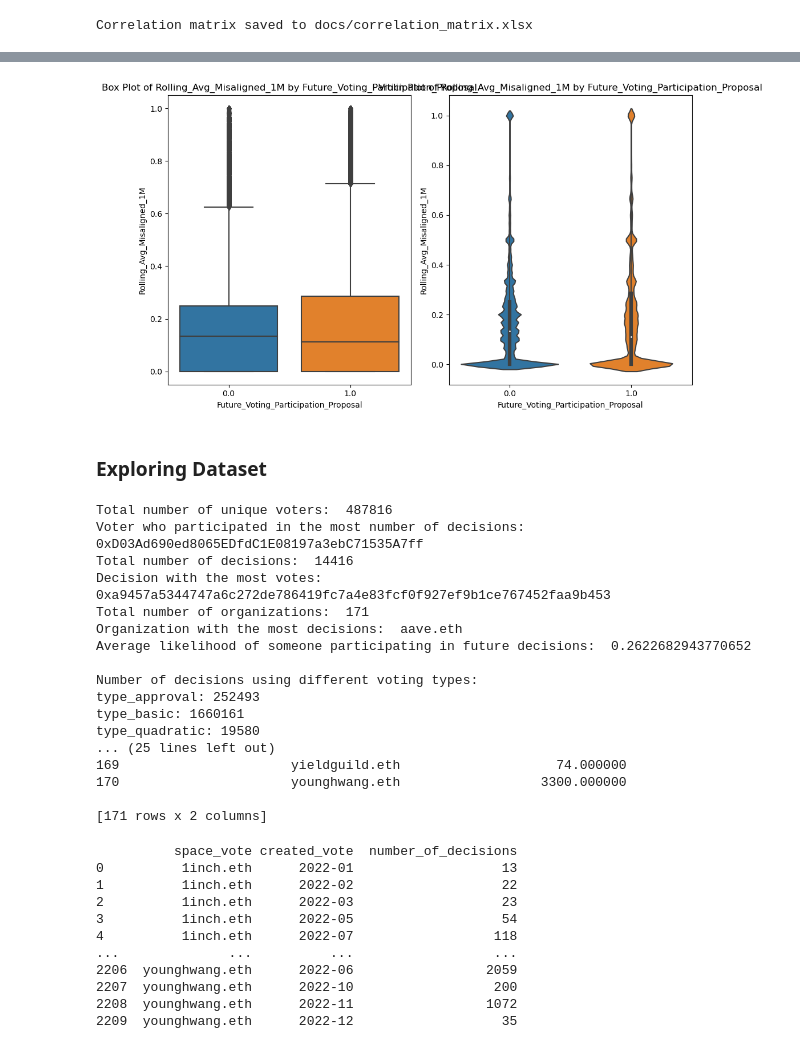
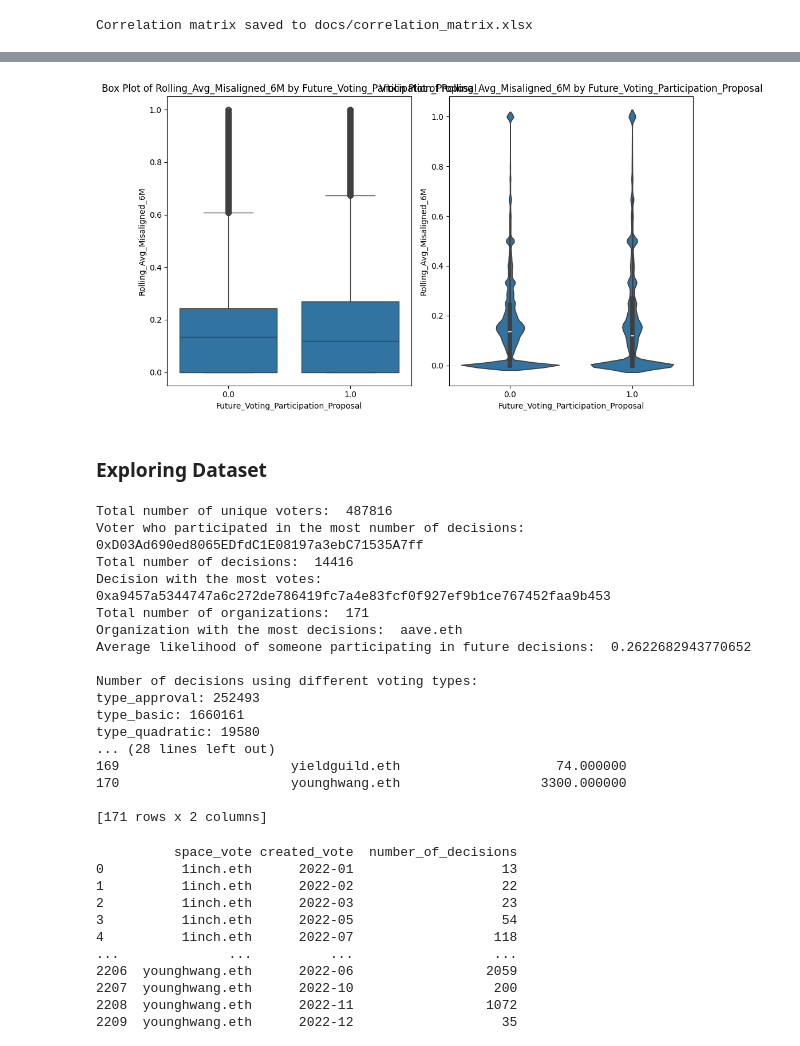
Before and after one commit to monkey-phd/DAOs-snapshot, a Jupyter notebook: data_processing_model.ipynb, the cells around one changed output, grey strips where cells are left out. Drawn from its saved outputs; the diff is of its cells as text; code cells hidden in the pictures.

```diff
--- a/data_processing_model.ipynb
+++ b/data_processing_model.ipynb
@@ -1038,7 +1038,7 @@ from tabulate import tabulate
 # List of variables to extract for statistical analysis
 variables = [
     'Future_Voting_Participation_Proposal',
-    'Rolling_Avg_Misaligned_1M',
+    'Rolling_Avg_Misaligned_6M',
     'Voting_rule_delegation',
     'type_weighted',
     'relative_voting_power',
@@ -1360,34 +1359,34 @@ plot_kde(data_clean_drop, columns)
 # %%
 import pandas as pd
 import seaborn as sns
 
 # List of binary columns for which you want to plot
 binary_columns = ['Future_Voting_Participation_Proposal']
 
 # Assume 'continuous_var' is your continuous variable
-continuous_var = 'Rolling_Avg_Misaligned_1M'
+continuous_var = 'Rolling_Avg_Misaligned_6M'
 
 def plot_binary(df, binary_columns, continuous_var):
     for column in binary_columns:
         plt.figure(figsize=(10,6))
 
         # Box plot
         plt.subplot(1, 2, 1)
         sns.boxplot(x=df[column], y=df[continuous_var])
         plt.title(f'Box Plot of {continuous_var} by {column}')
 
         # Violin plot
         plt.subplot(1, 2, 2)
         sns.violinplot(x=df[column], y=df[continuous_var])
         plt.title(f'Violin Plot of {continuous_var} by {column}')
 
         plt.tight_layout()
         plt.show()
 
 # Call the function with your DataFrame and list of columns
 plot_binary(data_clean_drop, binary_columns, continuous_var)
 # %% [output]
-[figure, old version]
+[figure, new version]
 # %%
 # Save the DataFrame to a pickle file
 data_clean_drop.to_pickle('data_room/pickle_files/data_clean_drop.pkl')
@@ -1398,6 +1397,7 @@ data_clean_drop = pd.read_pickle('data_room/pickle_files/data_clean_drop.pkl')
 ### Exploring Dataset
 # %%
 import pandas as pd
+from scipy import stats
 # Ensure 'created_vote' is in pandas datetime format
 data_clean_drop['created_vote'] = pd.to_datetime(data_clean_drop['created_vote'])
 # Count the total number of unique voters
@@ -1433,6 +1433,14 @@ avg_tenure_upto_proposal = data_clean_drop['voter_experience_days'].mean()
 # Number of decisions using different voting types
 voting_types = ['type_approval', 'type_basic', 'type_quadratic', 'type_ranked_choice', 'type_single_choice', 'type_weighted','Voting_rule_delegation']
 voting_type_counts = data_clean_drop[voting_types].sum()
+# Calculate votes per voter per month
+votes_per_voter_per_month = data_clean_drop.groupby(['voter', data_clean_drop['created_vote'].dt.to_period('M')]).size().reset_index(name='votes_per_month')
+# Calculate the overall average number of votes per voter per month (mean)
+overall_average_votes_per_voter_per_month = votes_per_voter_per_month['votes_per_month'].mean()
+# Calculate the median number of votes per voter per month
+median_votes_per_voter_per_month = votes_per_voter_per_month['votes_per_month'].median()
+# Calculate the mode number of votes per voter per month
+mode_votes_per_voter_per_month = votes_per_voter_per_month['votes_per_month'].mode()[0]
 # Decisions per DAO per month
 decisions_per_dao_per_month = data_clean_drop.groupby(['space_vote', data_clean_drop['created_vote'].dt.to_period('M')]).size().reset_index(name='decisions_per_month')
 # Calculate the average number of decisions per DAO per month
@@ -1457,6 +1465,9 @@ print("Total number of voters who have participated before: ", voters_participat
 print("Organization with the largest size: ", largest_dao_space)
 print("Total voters who have a presence in other organizations: ", voters_in_other_daos)
 print("Average experience of voters up to the decision: ", avg_tenure_upto_proposal)
+print("Overall average number of votes per voter per month (mean): ", overall_average_votes_per_voter_per_month)
+print("Median number of votes per voter per month: ", median_votes_per_voter_per_month)
+print("Mode number of votes per voter per month: ", mode_votes_per_voter_per_month)
 print("\nAverage number of decisions per DAO per month:")
 print(average_decisions_per_dao_per_month)
 # %% [output]
@@ -1472,7 +1483,7 @@ Number of decisions using different voting types:
 type_approval: 252493
 type_basic: 1660161
 type_quadratic: 19580
-... (25 lines left out)
+... (28 lines left out)
 169                      yieldguild.eth                    74.000000
 170                      younghwang.eth                  3300.000000
 
```
Also changed, not shown: parts of 14 cells of this notebook, 3 other files.
